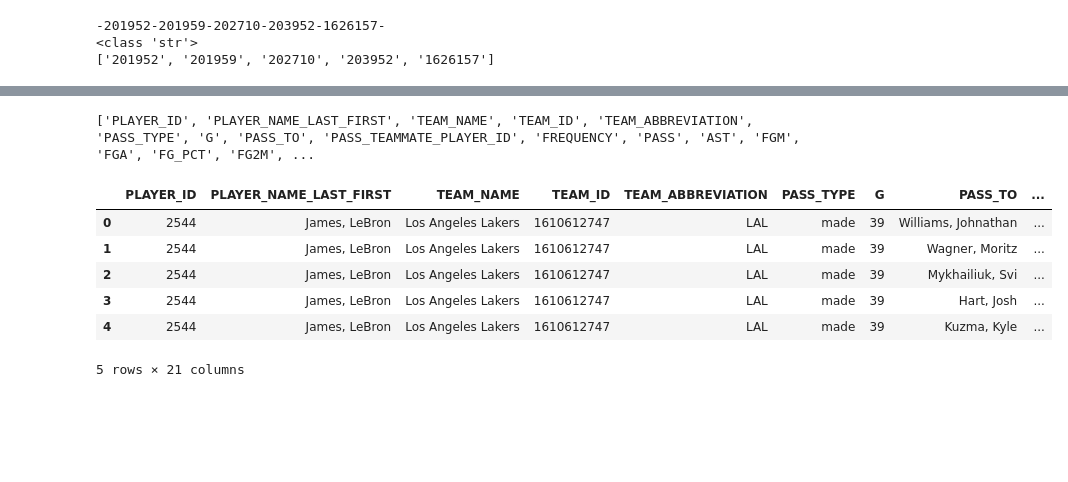
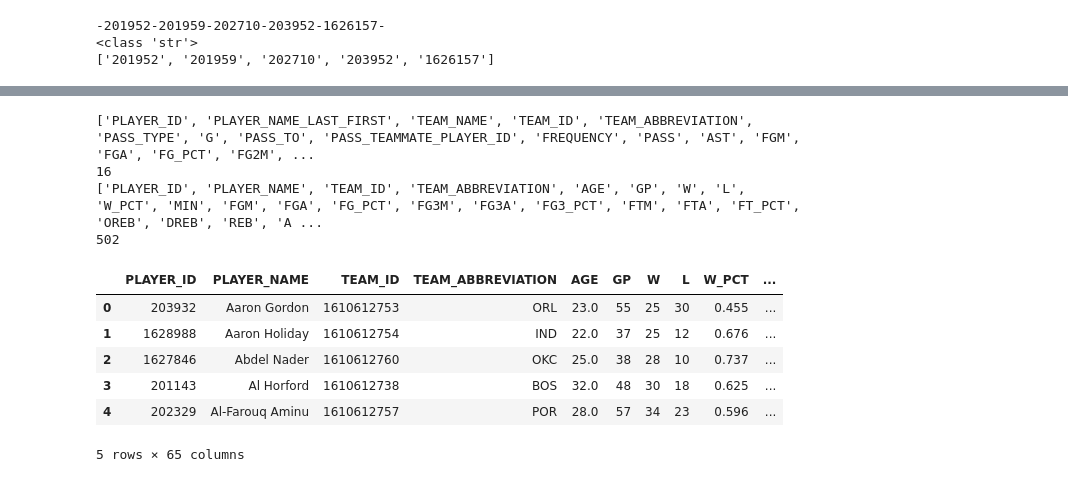
Before and after one commit to DylanHong/Math76, a Jupyter notebook: LineupStatistics.ipynb, the cells around one changed output, grey strips where cells are left out. Saved outputs shown, nothing was run; the diff lists cells and outputs as text; code cells hidden in the pictures; blank space fills up the shorter version.

```diff
--- a/LineupStatistics.ipynb
+++ b/LineupStatistics.ipynb
@@ -286,22 +293,32 @@ Warnings:
 # %%
 #Investigate potential player stats
 
 from nba_api.stats.endpoints import commonplayerinfo
 from nba_api.stats.endpoints import playerdashptpass
+from nba_api.stats.endpoints import leaguedashplayerstats
 
 
 trial2 = commonplayerinfo.CommonPlayerInfo('2544').get_data_frames()[1]
 test1 = commonplayerinfo.CommonPlayerInfo('2544').get_data_frames()[1]
 test2 = playerdashptpass.PlayerDashPtPass(player_id ='2544',team_id = lakers_id).get_data_frames()[0]
 
 print(list(test2.columns))
+print(len(test2))
 test2.head()
+
+test3 = leaguedashplayerstats.LeagueDashPlayerStats('2544').get_data_frames()[0]
+print(list(test3.columns))
+print(len(test3))
+test3.head()
 # %% [output]
 ['PLAYER_ID', 'PLAYER_NAME_LAST_FIRST', 'TEAM_NAME', 'TEAM_ID', 'TEAM_ABBREVIATION', 'PASS_TYPE', 'G', 'PASS_TO', 'PASS_TEAMMATE_PLAYER_ID', 'FREQUENCY', 'PASS', 'AST', 'FGM', 'FGA', 'FG_PCT', 'FG2M', ...
+16
+['PLAYER_ID', 'PLAYER_NAME', 'TEAM_ID', 'TEAM_ABBREVIATION', 'AGE', 'GP', 'W', 'L', 'W_PCT', 'MIN', 'FGM', 'FGA', 'FG_PCT', 'FG3M', 'FG3A', 'FG3_PCT', 'FTM', 'FTA', 'FT_PCT', 'OREB', 'DREB', 'REB', 'A ...
+502
-|  | PLAYER_ID | PLAYER_NAME_LAST_FIRST | TEAM_NAME | TEAM_ID | TEAM_ABBREVIATION | PASS_TYPE | G | PASS_TO | ... |
-| 0 | 2544 | James, LeBron | Los Angeles Lakers | 1610612747 | LAL | made | 39 | Williams, Johnathan | ... |
-| 1 | 2544 | James, LeBron | Los Angeles Lakers | 1610612747 | LAL | made | 39 | Wagner, Moritz | ... |
-| 2 | 2544 | James, LeBron | Los Angeles Lakers | 1610612747 | LAL | made | 39 | Mykhailiuk, Svi | ... |
-| 3 | 2544 | James, LeBron | Los Angeles Lakers | 1610612747 | LAL | made | 39 | Hart, Josh | ... |
-| 4 | 2544 | James, LeBron | Los Angeles Lakers | 1610612747 | LAL | made | 39 | Kuzma, Kyle | ... |
+|  | PLAYER_ID | PLAYER_NAME | TEAM_ID | TEAM_ABBREVIATION | AGE | GP | W | L | W_PCT | ... |
+| 0 | 203932 | Aaron Gordon | 1610612753 | ORL | 23.0 | 55 | 25 | 30 | 0.455 | ... |
+| 1 | 1628988 | Aaron Holiday | 1610612754 | IND | 22.0 | 37 | 25 | 12 | 0.676 | ... |
+| 2 | 1627846 | Abdel Nader | 1610612760 | OKC | 25.0 | 38 | 28 | 10 | 0.737 | ... |
+| 3 | 201143 | Al Horford | 1610612738 | BOS | 32.0 | 48 | 30 | 18 | 0.625 | ... |
+| 4 | 202329 | Al-Farouq Aminu | 1610612757 | POR | 28.0 | 57 | 34 | 23 | 0.596 | ... |
-5 rows × 21 columns
+5 rows × 65 columns
```
Also changed, not shown: parts of 3 cells of this notebook.
